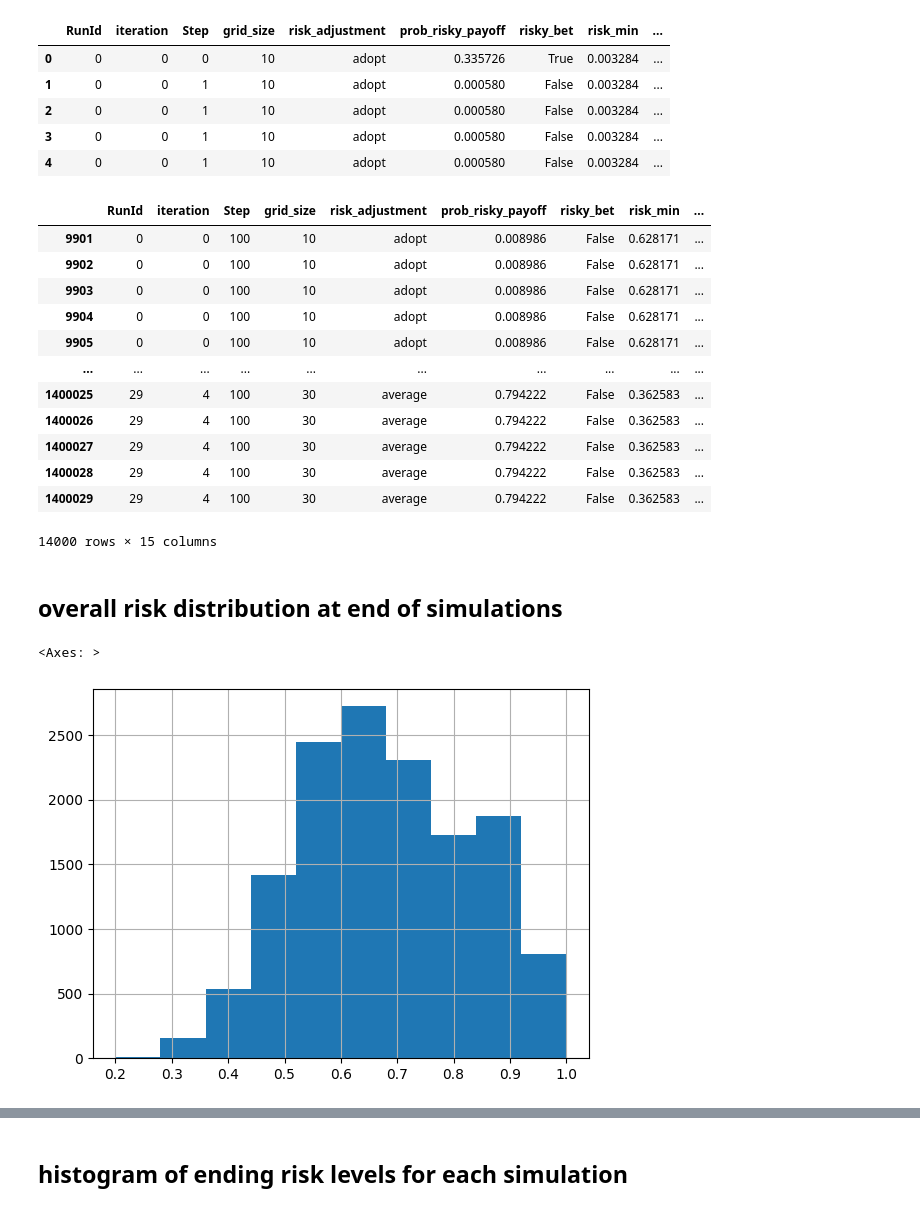
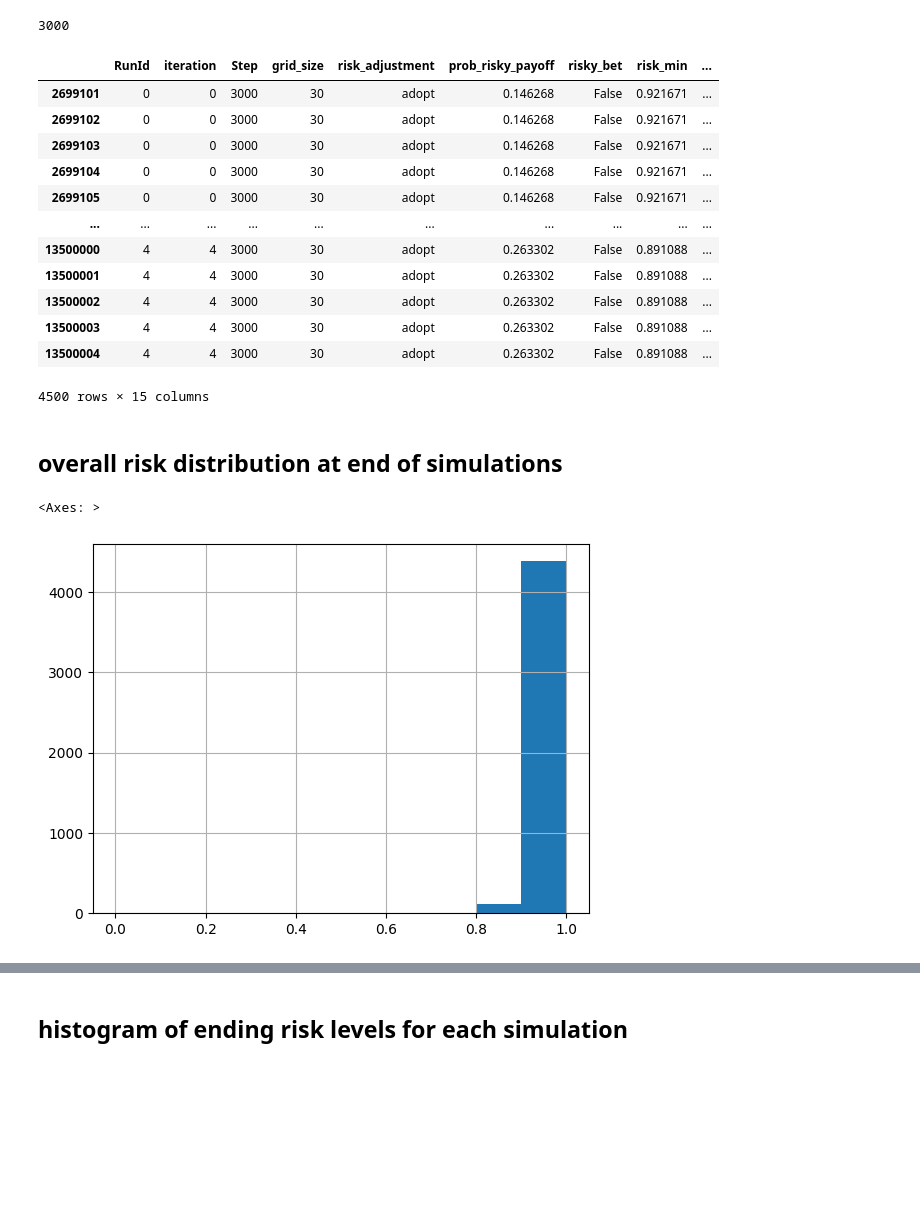
Before and after one commit to Princeton-CDH/simulating-risk, a Jupyter notebook: notebooks/risky_bet_batch_analysis.ipynb, the cells around one changed output, grey strips where cells are left out. Saved outputs shown, nothing was run; the diff lists cells and outputs as text; code cells hidden in the pictures; blank space fills up the shorter version.

```diff
--- a/notebooks/risky_bet_batch_analysis.ipynb
+++ b/notebooks/risky_bet_batch_analysis.ipynb
@@ -1,40 +1,38 @@
 # %%
 import pandas as pd
 
-df = pd.read_csv("riskybet_2023-07-18T175453_425590.csv")
+df = pd.read_csv("../riskybet_2023-08-01T170427_097240.csv")
 # %%
 df.head()
-# %% [output]
-|  | RunId | iteration | Step | grid_size | risk_adjustment | prob_risky_payoff | risky_bet | risk_min | ... |
-| 0 | 0 | 0 | 0 | 10 | adopt | 0.335726 | True | 0.003284 | ... |
-| 1 | 0 | 0 | 1 | 10 | adopt | 0.000580 | False | 0.003284 | ... |
-| 2 | 0 | 0 | 1 | 10 | adopt | 0.000580 | False | 0.003284 | ... |
-| 3 | 0 | 0 | 1 | 10 | adopt | 0.000580 | False | 0.003284 | ... |
-| 4 | 0 | 0 | 1 | 10 | adopt | 0.000580 | False | 0.003284 | ... |
+# %%
+last_step_n = max(df.Step)
+last_step_n
+# %% [output]
+3000
 # %%
-last_step = df[df.Step == 100]
+last_step = df[df.Step == last_step_n]
 last_step
 # %% [output]
 |  | RunId | iteration | Step | grid_size | risk_adjustment | prob_risky_payoff | risky_bet | risk_min | ... |
-| 9901 | 0 | 0 | 100 | 10 | adopt | 0.008986 | False | 0.628171 | ... |
-| 9902 | 0 | 0 | 100 | 10 | adopt | 0.008986 | False | 0.628171 | ... |
-| 9903 | 0 | 0 | 100 | 10 | adopt | 0.008986 | False | 0.628171 | ... |
-| 9904 | 0 | 0 | 100 | 10 | adopt | 0.008986 | False | 0.628171 | ... |
-| 9905 | 0 | 0 | 100 | 10 | adopt | 0.008986 | False | 0.628171 | ... |
+| 2699101 | 0 | 0 | 3000 | 30 | adopt | 0.146268 | False | 0.921671 | ... |
+| 2699102 | 0 | 0 | 3000 | 30 | adopt | 0.146268 | False | 0.921671 | ... |
+| 2699103 | 0 | 0 | 3000 | 30 | adopt | 0.146268 | False | 0.921671 | ... |
+| 2699104 | 0 | 0 | 3000 | 30 | adopt | 0.146268 | False | 0.921671 | ... |
+| 2699105 | 0 | 0 | 3000 | 30 | adopt | 0.146268 | False | 0.921671 | ... |
 | ... | ... | ... | ... | ... | ... | ... | ... | ... | ... |
-| 1400025 | 29 | 4 | 100 | 30 | average | 0.794222 | False | 0.362583 | ... |
-| 1400026 | 29 | 4 | 100 | 30 | average | 0.794222 | False | 0.362583 | ... |
-| 1400027 | 29 | 4 | 100 | 30 | average | 0.794222 | False | 0.362583 | ... |
-| 1400028 | 29 | 4 | 100 | 30 | average | 0.794222 | False | 0.362583 | ... |
-| 1400029 | 29 | 4 | 100 | 30 | average | 0.794222 | False | 0.362583 | ... |
+| 13500000 | 4 | 4 | 3000 | 30 | adopt | 0.263302 | False | 0.891088 | ... |
+| 13500001 | 4 | 4 | 3000 | 30 | adopt | 0.263302 | False | 0.891088 | ... |
+| 13500002 | 4 | 4 | 3000 | 30 | adopt | 0.263302 | False | 0.891088 | ... |
+| 13500003 | 4 | 4 | 3000 | 30 | adopt | 0.263302 | False | 0.891088 | ... |
+| 13500004 | 4 | 4 | 3000 | 30 | adopt | 0.263302 | False | 0.891088 | ... |
-14000 rows × 15 columns
+4500 rows × 15 columns
 # %% [markdown]
 ## overall risk distribution at end of simulations
 # %%
 # overall ending risk distribution across all runs
-last_step.risk_level.hist()
+last_step.risk_level.hist(range=[0,1])
 # %% [output]
 <Axes: >
-[figure, old version]
+[figure, new version]
 # %%
 # does it look any different if we change the number of bins?
```
Also changed, not shown: parts of 6 cells of this notebook.
